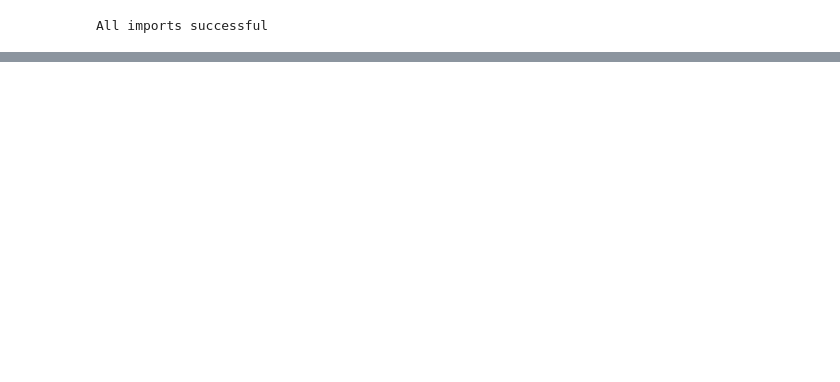
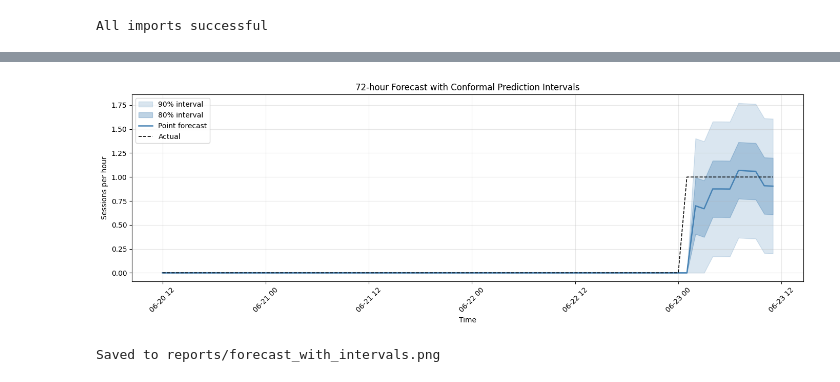
Before and after one commit to sanjayrk2007/ev-coldstart-forecast, a Jupyter notebook: notebooks/phase5_uncertainty.ipynb, the cells around one changed output, grey strips where cells are left out. Saved outputs shown, nothing was run; the diff lists cells and outputs as text; code cells hidden in the pictures; blank space fills up the shorter version.

Commit message:
Phase 5: conformal prediction

```diff
--- a/notebooks/phase5_uncertainty.ipynb
+++ b/notebooks/phase5_uncertainty.ipynb
@@ -79,6 +50,0 @@ office001_19-102-260-1640       4625       0.7429       0.8623 -0.0571 -0.0377
-# %%
-for f in sorted(glob.glob('../data/processed/office001_*.parquet')):
-    df = pd.read_parquet(f)
-    name = f.split('\\')[-1].replace('.parquet', '')
-    print(f"{name}: mean_sessions={df['sessions'].mean():.4f}, "
-          f"pct_zero={( df['sessions']==0).mean():.3f}")
@@ -93,0 +246,27 @@ office001_19-102-260-1640: mean_sessions=0.1348, pct_zero=0.866
+# %%
+fig, ax = plt.subplots(figsize=(14, 5))
+
+timestamps = pd.to_datetime(forecast_df['timestamp'])
+
+ax.fill_between(timestamps, forecast_df['lower_90'], forecast_df['upper_90'],
+                alpha=0.20, color='steelblue', label='90% interval')
+ax.fill_between(timestamps, forecast_df['lower_80'], forecast_df['upper_80'],
+                alpha=0.35, color='steelblue', label='80% interval')
+ax.plot(timestamps, forecast_df['point_estimate'],
+        color='steelblue', linewidth=1.8, label='Point forecast')
+ax.plot(timestamps, forecast_df['actual'],
+        color='black', linewidth=1.2, linestyle='--', label='Actual')
+
+ax.set_xlabel('Time')
+ax.set_ylabel('Sessions per hour')
+ax.set_title('72-hour Forecast with Conformal Prediction Intervals')
+ax.legend()
+ax.grid(True, alpha=0.3)
+plt.xticks(rotation=45)
+plt.tight_layout()
+plt.savefig('../reports/forecast_with_intervals.png', dpi=150)
+plt.show()
+print("Saved to reports/forecast_with_intervals.png")
+# %% [output]
+[figure, added]
+Saved to reports/forecast_with_intervals.png
```
Also changed, not shown: parts of 7 cells of this notebook.
